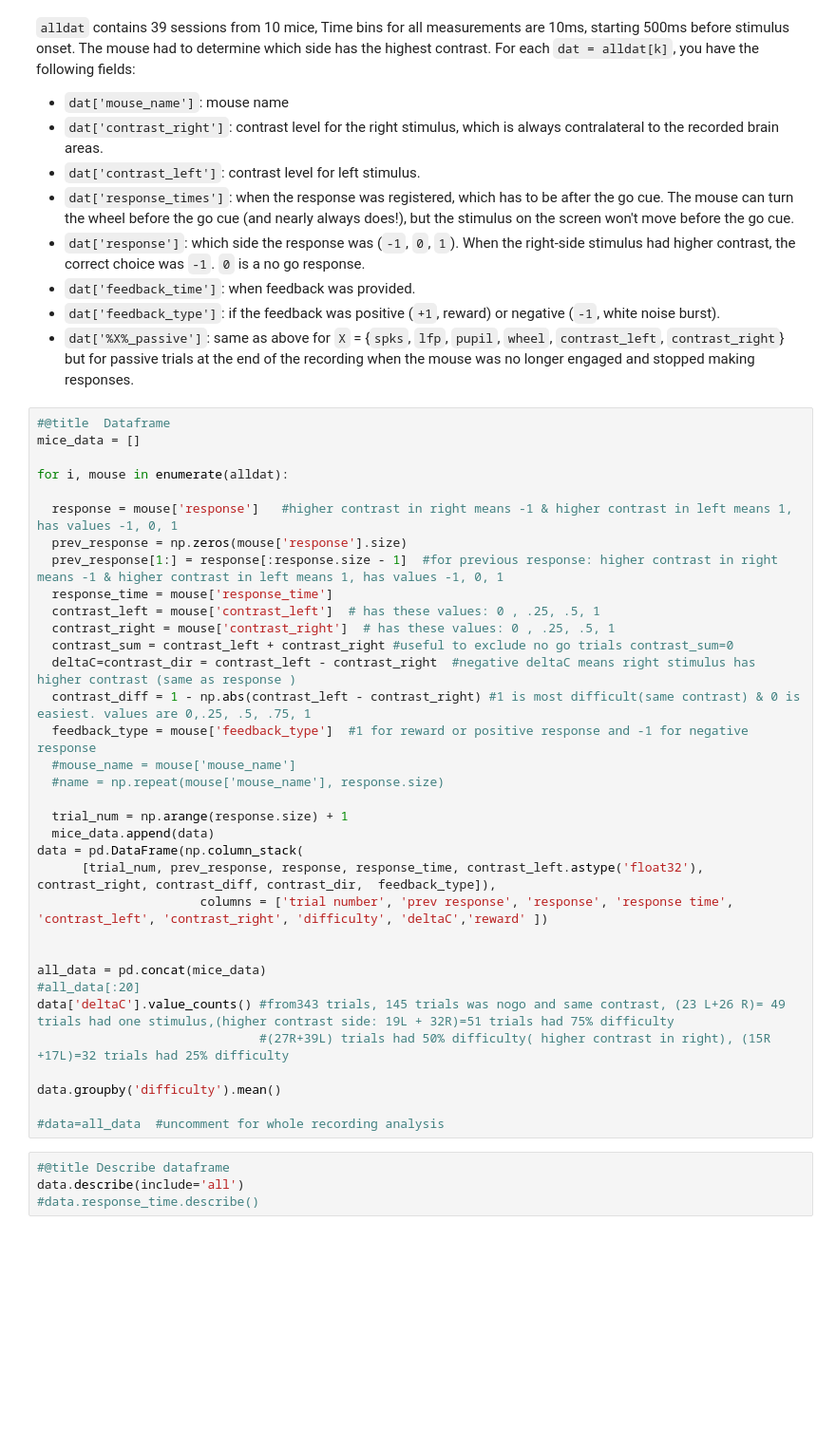
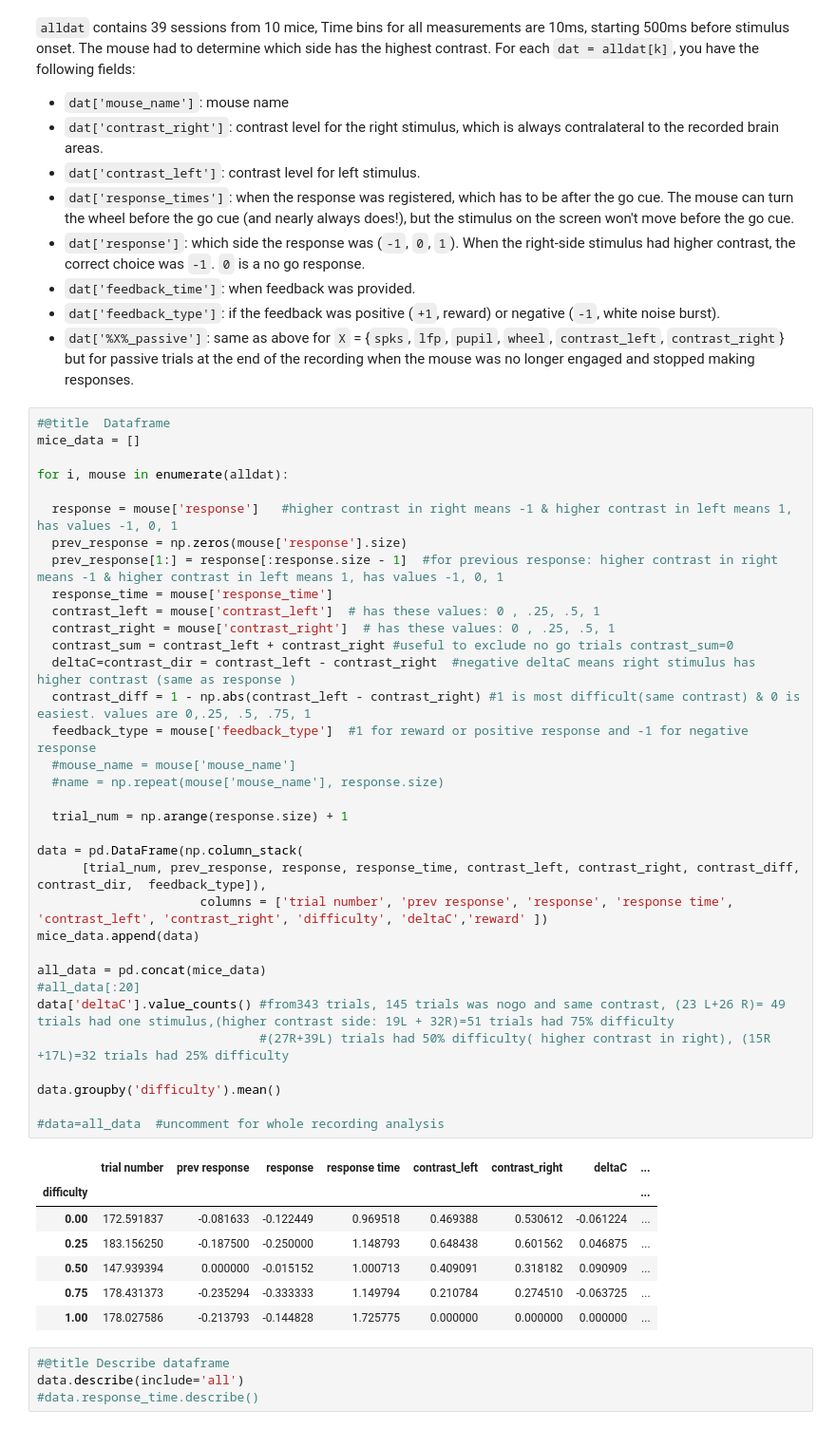
Before and after one commit to zova137/NMA, a Jupyter notebook: Load_steinmetz_decisions_(1)_(1).ipynb, the cells around one changed output. Shown at 95% size. Cells and saved outputs as stored; diff of their text form; blank space fills up the shorter version.

```diff
--- a/Load_steinmetz_decisions_(1)_(1).ipynb
+++ b/Load_steinmetz_decisions_(1)_(1).ipynb
@@ -66,36 +66,44 @@ dict_keys(['spks', 'wheel', 'pupil', 'response', 'response_time', 'bin_size', 's
 #@title  Dataframe
 mice_data = []
 
 for i, mouse in enumerate(alldat):
 
   response = mouse['response']   #higher contrast in right means -1 & higher contrast in left means 1, has values -1, 0, 1
   prev_response = np.zeros(mouse['response'].size)
   prev_response[1:] = response[:response.size - 1]  #for previous response: higher contrast in right means -1 & higher contrast in left means 1, has values -1, 0, 1
   response_time = mouse['response_time']
   contrast_left = mouse['contrast_left']  # has these values: 0 , .25, .5, 1
   contrast_right = mouse['contrast_right']  # has these values: 0 , .25, .5, 1
   contrast_sum = contrast_left + contrast_right #useful to exclude no go trials contrast_sum=0
   deltaC=contrast_dir = contrast_left - contrast_right  #negative deltaC means right stimulus has higher contrast (same as response )
   contrast_diff = 1 - np.abs(contrast_left - contrast_right) #1 is most difficult(same contrast) & 0 is easiest. values are 0,.25, .5, .75, 1
   feedback_type = mouse['feedback_type']  #1 for reward or positive response and -1 for negative response
   #mouse_name = mouse['mouse_name']
   #name = np.repeat(mouse['mouse_name'], response.size)
 
   trial_num = np.arange(response.size) + 1
-  mice_data.append(data)
+
 data = pd.DataFrame(np.column_stack(
-      [trial_num, prev_response, response, response_time, contrast_left.astype('float32'), contrast_right, contrast_diff, contrast_dir,  feedback_type]),
+      [trial_num, prev_response, response, response_time, contrast_left, contrast_right, contrast_diff, contrast_dir,  feedback_type]),
                       columns = ['trial number', 'prev response', 'response', 'response time',  'contrast_left', 'contrast_right', 'difficulty', 'deltaC','reward' ])
-
+mice_data.append(data)
 
 all_data = pd.concat(mice_data)
 #all_data[:20]
 data['deltaC'].value_counts() #from343 trials, 145 trials was nogo and same contrast, (23 L+26 R)= 49 trials had one stimulus,(higher contrast side: 19L + 32R)=51 trials had 75% difficulty
                               #(27R+39L) trials had 50% difficulty( higher contrast in right), (15R +17L)=32 trials had 25% difficulty
 
 data.groupby('difficulty').mean()
 
 #data=all_data  #uncomment for whole recording analysis
+# %% [output]
+|  | trial number | prev response | response | response time | contrast_left | contrast_right | deltaC | ... |
+| difficulty |  |  |  |  |  |  |  | ... |
+| 0.00 | 172.591837 | -0.081633 | -0.122449 | 0.969518 | 0.469388 | 0.530612 | -0.061224 | ... |
+| 0.25 | 183.156250 | -0.187500 | -0.250000 | 1.148793 | 0.648438 | 0.601562 | 0.046875 | ... |
+| 0.50 | 147.939394 | 0.000000 | -0.015152 | 1.000713 | 0.409091 | 0.318182 | 0.090909 | ... |
+| 0.75 | 178.431373 | -0.235294 | -0.333333 | 1.149794 | 0.210784 | 0.274510 | -0.063725 | ... |
+| 1.00 | 178.027586 | -0.213793 | -0.144828 | 1.725775 | 0.000000 | 0.000000 | 0.000000 | ... |
 # %%
 #@title Describe dataframe
 data.describe(include='all')
```
Also changed, not shown: parts of 15 cells of this notebook.
